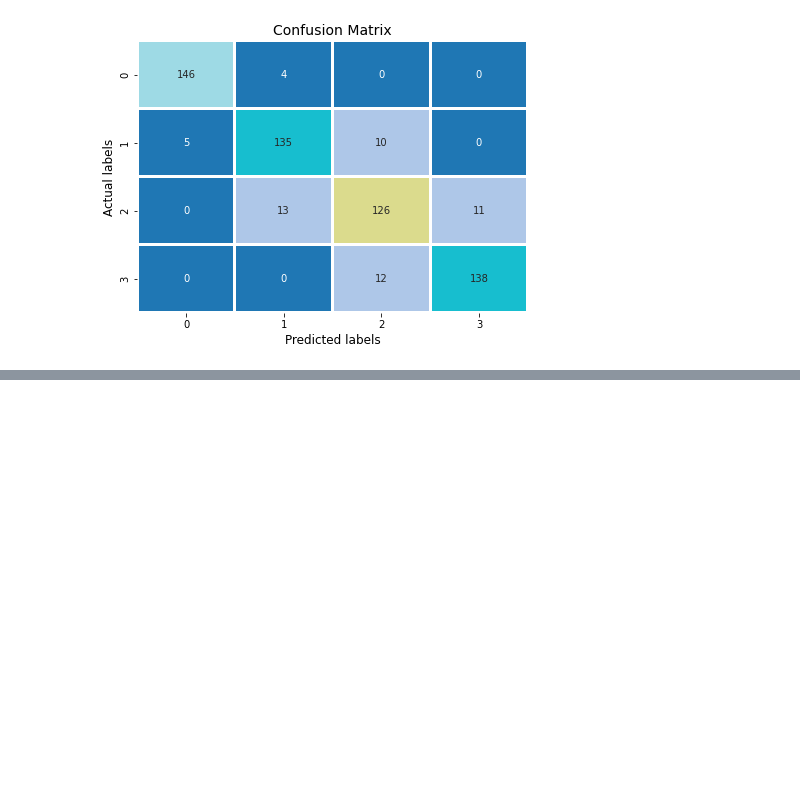
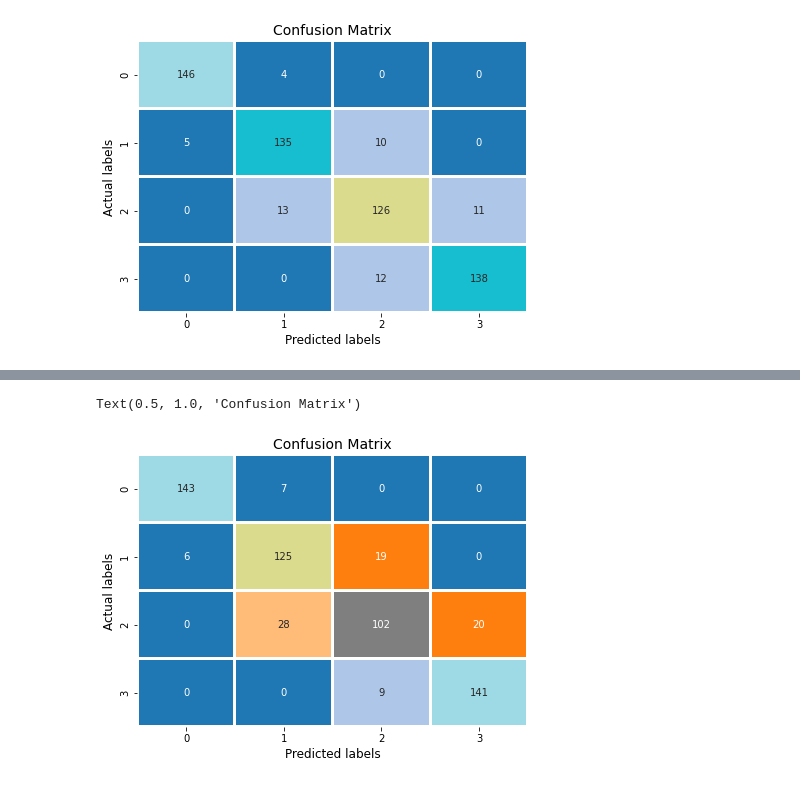
Before and after one commit to milanajudiya/Mobile_Price_Range_Prediction, a Jupyter notebook: Mobile_Price_Range_Prediction.ipynb, the cells around one changed output, grey strips where cells are left out. Cells and saved outputs as stored; diff of their text form; code cells hidden in the pictures; blank space fills up the shorter version.

```diff
--- a/Mobile_Price_Range_Prediction.ipynb
+++ b/Mobile_Price_Range_Prediction.ipynb
@@ -819,0 +893,15 @@ Text(0.5, 1.0, 'Confusion Matrix')
+# %%
+# confusion matrix of test data
+
+test_cm = confusion_matrix(y_test , y_test_pred_rf)
+
+df1 = pd.DataFrame(columns = ["0", "1", "2", "3" ], index= ["0", "1", "2", "3"],data = test_cm)
+
+plt.figure(figsize=(7,5))
+sns.heatmap(df1, annot = True, fmt = ".0f",cmap="tab20", cbar = False, linewidths=2)
+plt.xlabel("Predicted labels", size=12)
+plt.ylabel("Actual labels", size=12)
+plt.title("Confusion Matrix",size=14)
+# %% [output]
+Text(0.5, 1.0, 'Confusion Matrix')
+[figure, added]
```
Also changed, not shown: parts of 14 cells of this notebook.
